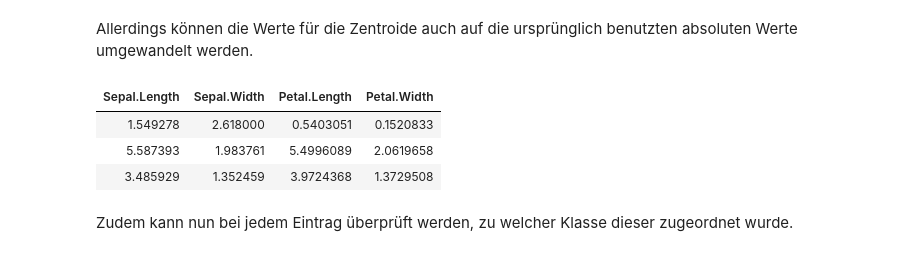
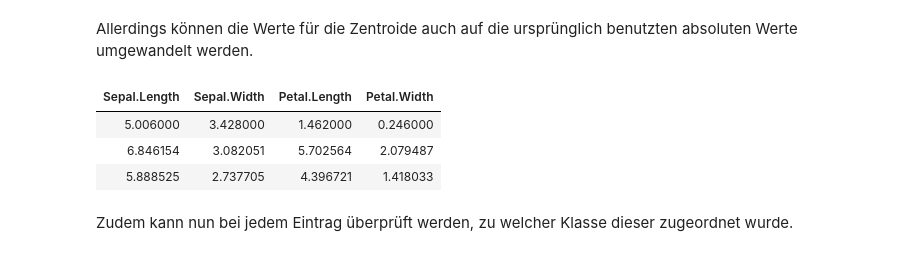
Before and after one commit to Patrick922/th02-k_Means, a Jupyter notebook: 2018-06-08-PB-kMeans.ipynb, the cells around one changed output. Drawn from its saved outputs; the diff is of its cells as text; code cells hidden in the pictures.

```diff
--- a/2018-06-08-PB-kMeans.ipynb
+++ b/2018-06-08-PB-kMeans.ipynb
@@ -224,17 +226,17 @@ Allerdings können die Werte für die Zentroide auch auf die ursprünglich benut
 # %%
 result_old <- result$center
 rdf = as.data.frame(result_old)
 
-rdf$Sepal.Length <- max(iris$Sepal.Length) * rdf$Sepal.Length
-rdf$Sepal.Width <- max(iris$Sepal.Width) * rdf$Sepal.Width
-rdf$Petal.Length <- max(iris$Petal.Length) * rdf$Petal.Length
-rdf$Petal.Width <- max(iris$Petal.Width) * rdf$Petal.Width
+rdf$Sepal.Length <- rdf$Sepal.Length * (max(iris$Sepal.Length) - min(iris$Sepal.Length)) + min(iris$Sepal.Length)
+rdf$Sepal.Width <- rdf$Sepal.Width * (max(iris$Sepal.Width) - min(iris$Sepal.Width)) + min(iris$Sepal.Width)
+rdf$Petal.Length <- rdf$Petal.Length * (max(iris$Petal.Length) - min(iris$Petal.Length)) + min(iris$Petal.Length)
+rdf$Petal.Width <- rdf$Petal.Width * (max(iris$Petal.Width) - min(iris$Petal.Width)) + min(iris$Petal.Width)
 rdf
 # %% [output]
 | Sepal.Length | Sepal.Width | Petal.Length | Petal.Width |
-| 1.549278 | 2.618000 | 0.5403051 | 0.1520833 |
-| 5.587393 | 1.983761 | 5.4996089 | 2.0619658 |
-| 3.485929 | 1.352459 | 3.9724368 | 1.3729508 |
+| 5.006000 | 3.428000 | 1.462000 | 0.246000 |
+| 6.846154 | 3.082051 | 5.702564 | 2.079487 |
+| 5.888525 | 2.737705 | 4.396721 | 1.418033 |
 # %% [markdown]
 Zudem kann nun bei jedem Eintrag überprüft werden, zu welcher Klasse dieser zugeordnet wurde.
 # %%
```
Also changed, not shown: parts of 1 cell of this notebook.
